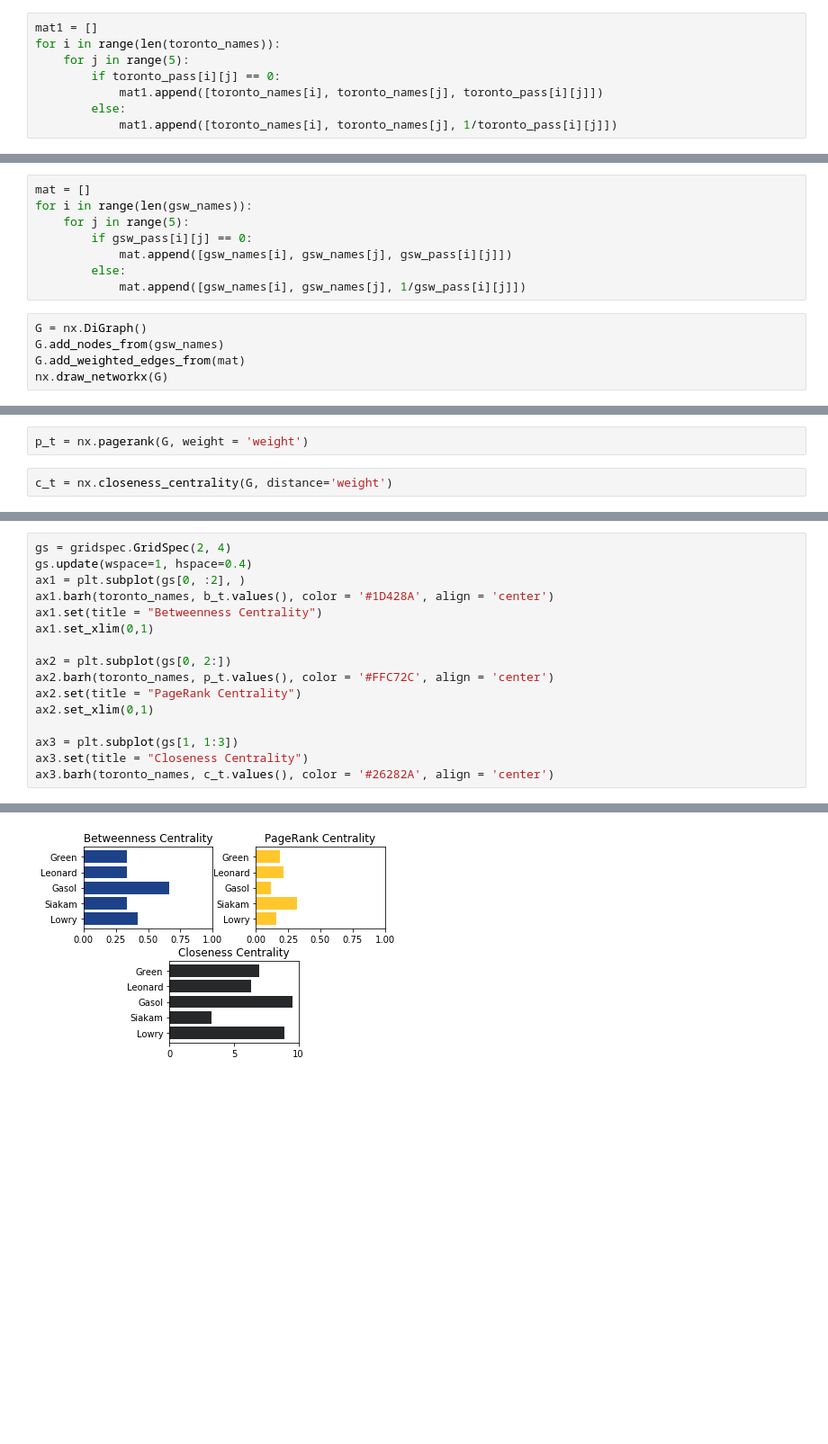
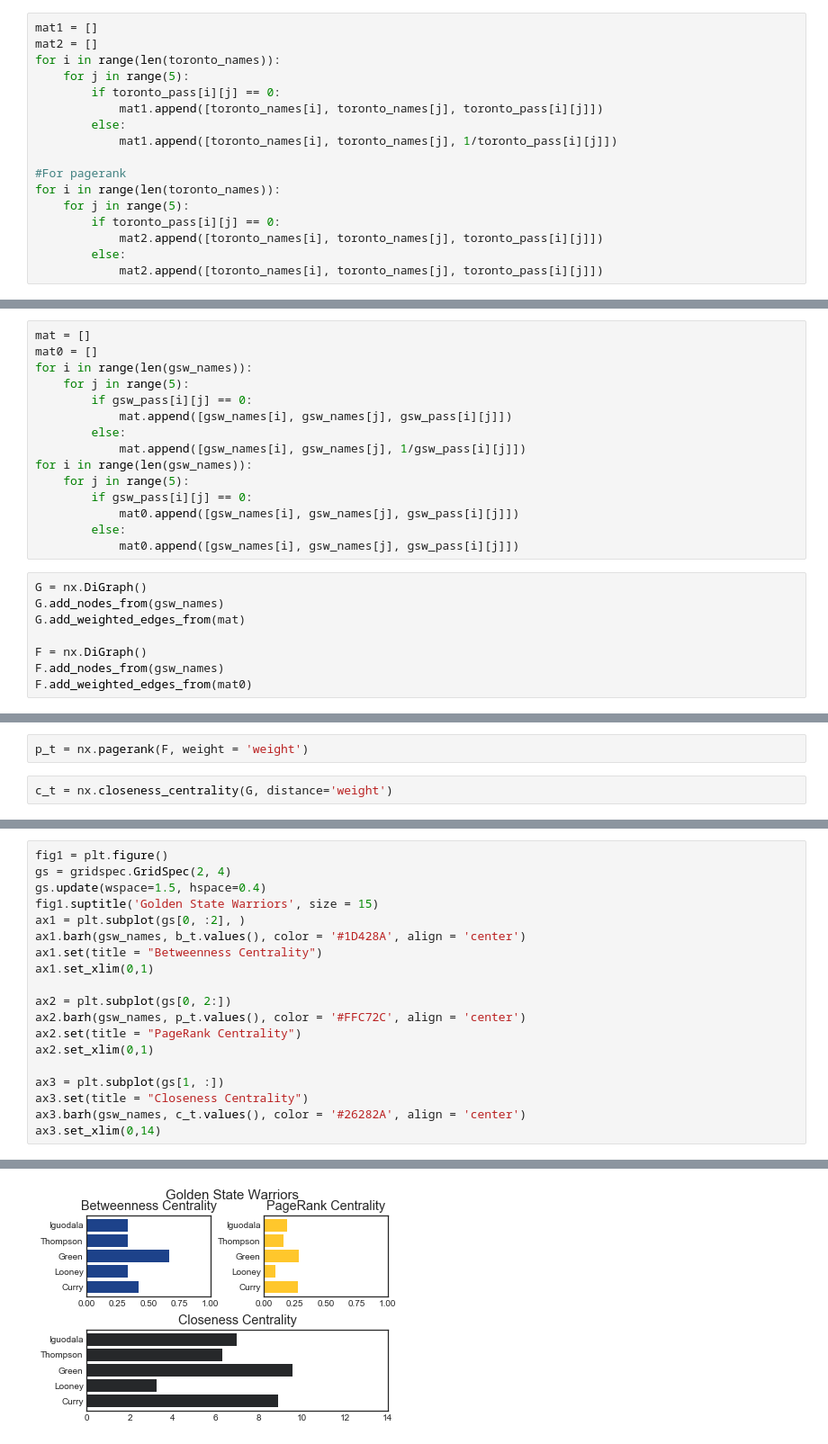
Before and after one commit to shaimayshah/DataScienceForSports, a Jupyter notebook: NBA_data.ipynb, the cells around one changed output, grey strips where cells are left out. Shown: that part at 90% size. Drawn from its saved outputs; the diff is of its cells as text; blank space fills up the shorter version.

```diff
--- a/NBA_data.ipynb
+++ b/NBA_data.ipynb
@@ -19,12 +22,21 @@ gsw_names = ['Curry', 'Looney', 'Green', 'Thompson', 'Iguodala']
 toronto_names = ['Lowry', 'Siakam', 'Gasol', 'Leonard', 'Green']
 # %%
 mat1 = []
+mat2 = []
 for i in range(len(toronto_names)):
     for j in range(5):
         if toronto_pass[i][j] == 0:
             mat1.append([toronto_names[i], toronto_names[j], toronto_pass[i][j]])
         else:
             mat1.append([toronto_names[i], toronto_names[j], 1/toronto_pass[i][j]])
+
+#For pagerank
+for i in range(len(toronto_names)):
+    for j in range(5):
+        if toronto_pass[i][j] == 0:
+            mat2.append([toronto_names[i], toronto_names[j], toronto_pass[i][j]])
+        else:
+            mat2.append([toronto_names[i], toronto_names[j], toronto_pass[i][j]])
 # %%
 H = nx.DiGraph()
 H.add_nodes_from(toronto_names)
@@ -58,14 +67,24 @@ p_g = nx.pagerank(H, weight = 'weight')
 c_g = nx.closeness_centrality(H, distance='weight')
 # %%
 mat = []
+mat0 = []
 for i in range(len(gsw_names)):
     for j in range(5):
         if gsw_pass[i][j] == 0:
             mat.append([gsw_names[i], gsw_names[j], gsw_pass[i][j]])
         else:
             mat.append([gsw_names[i], gsw_names[j], 1/gsw_pass[i][j]])
+for i in range(len(gsw_names)):
+    for j in range(5):
+        if gsw_pass[i][j] == 0:
+            mat0.append([gsw_names[i], gsw_names[j], gsw_pass[i][j]])
+        else:
+            mat0.append([gsw_names[i], gsw_names[j], gsw_pass[i][j]])
 # %%
 G = nx.DiGraph()
 G.add_nodes_from(gsw_names)
 G.add_weighted_edges_from(mat)
-nx.draw_networkx(G)
+
+F = nx.DiGraph()
+F.add_nodes_from(gsw_names)
+F.add_weighted_edges_from(mat0)
@@ -76,7 +93,7 @@ b_t = nx.betweenness_centrality(G, normalized=True, weight = 'weight')
 # %%
 #e_t = nx.eigenvector_centrality(G, max_iter=100, tol=1e-06, nstart=None, weight='weight')
 # %%
-p_t = nx.pagerank(G, weight = 'weight')
+p_t = nx.pagerank(F, weight = 'weight')
 # %%
 c_t = nx.closeness_centrality(G, distance='weight')
 # %%
@@ -96,17 +134,20 @@ ax[0,1].set_xlim(0, 1)
 # %%
+fig1 = plt.figure()
 gs = gridspec.GridSpec(2, 4)
-gs.update(wspace=1, hspace=0.4)
+gs.update(wspace=1.5, hspace=0.4)
+fig1.suptitle('Golden State Warriors', size = 15)
 ax1 = plt.subplot(gs[0, :2], )
-ax1.barh(toronto_names, b_t.values(), color = '#1D428A', align = 'center')
+ax1.barh(gsw_names, b_t.values(), color = '#1D428A', align = 'center')
 ax1.set(title = "Betweenness Centrality")
 ax1.set_xlim(0,1)
 
 ax2 = plt.subplot(gs[0, 2:])
-ax2.barh(toronto_names, p_t.values(), color = '#FFC72C', align = 'center')
+ax2.barh(gsw_names, p_t.values(), color = '#FFC72C', align = 'center')
 ax2.set(title = "PageRank Centrality")
 ax2.set_xlim(0,1)
 
-ax3 = plt.subplot(gs[1, 1:3])
+ax3 = plt.subplot(gs[1, :])
 ax3.set(title = "Closeness Centrality")
-ax3.barh(toronto_names, c_t.values(), color = '#26282A', align = 'center')
+ax3.barh(gsw_names, c_t.values(), color = '#26282A', align = 'center')
+ax3.set_xlim(0,14)
 # %% [output]
@@ -114 +155 @@ ax3.barh(toronto_names, c_t.values(), color = '#26282A', align = 'center')
-[figure, old version]
+[figure, new version]
```
Also changed, not shown: parts of 14 cells of this notebook, 2 other files.
